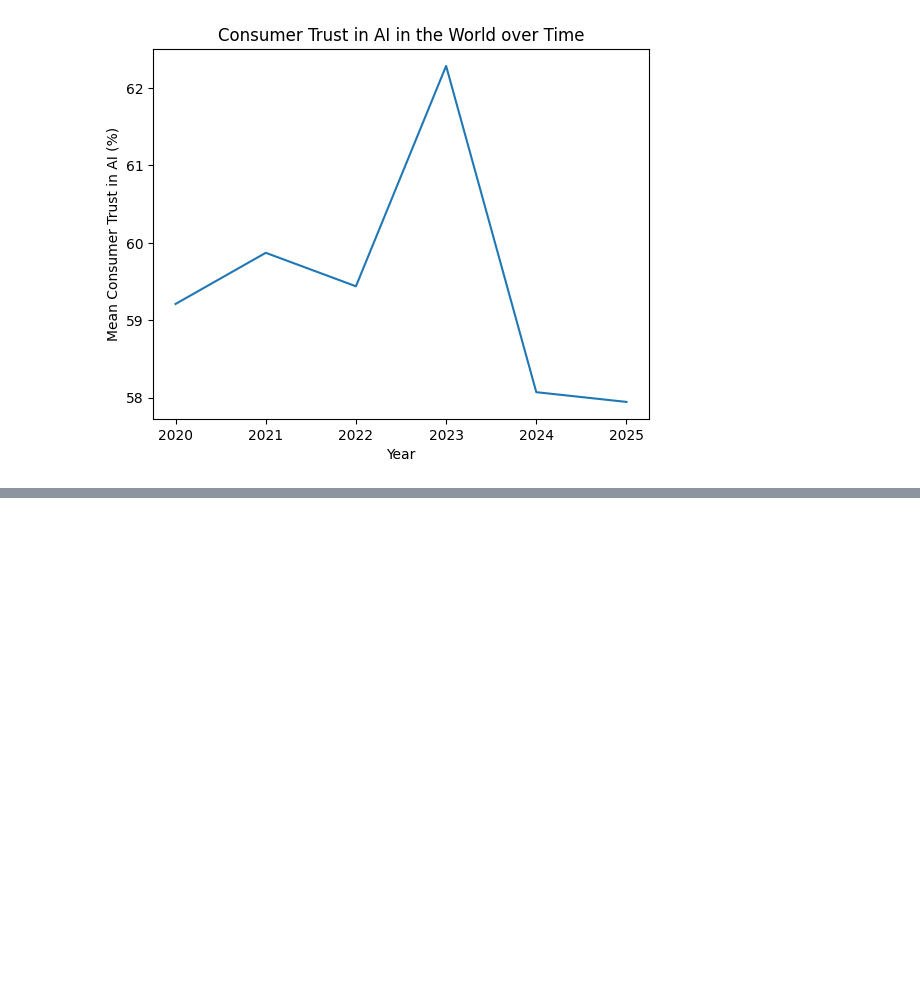
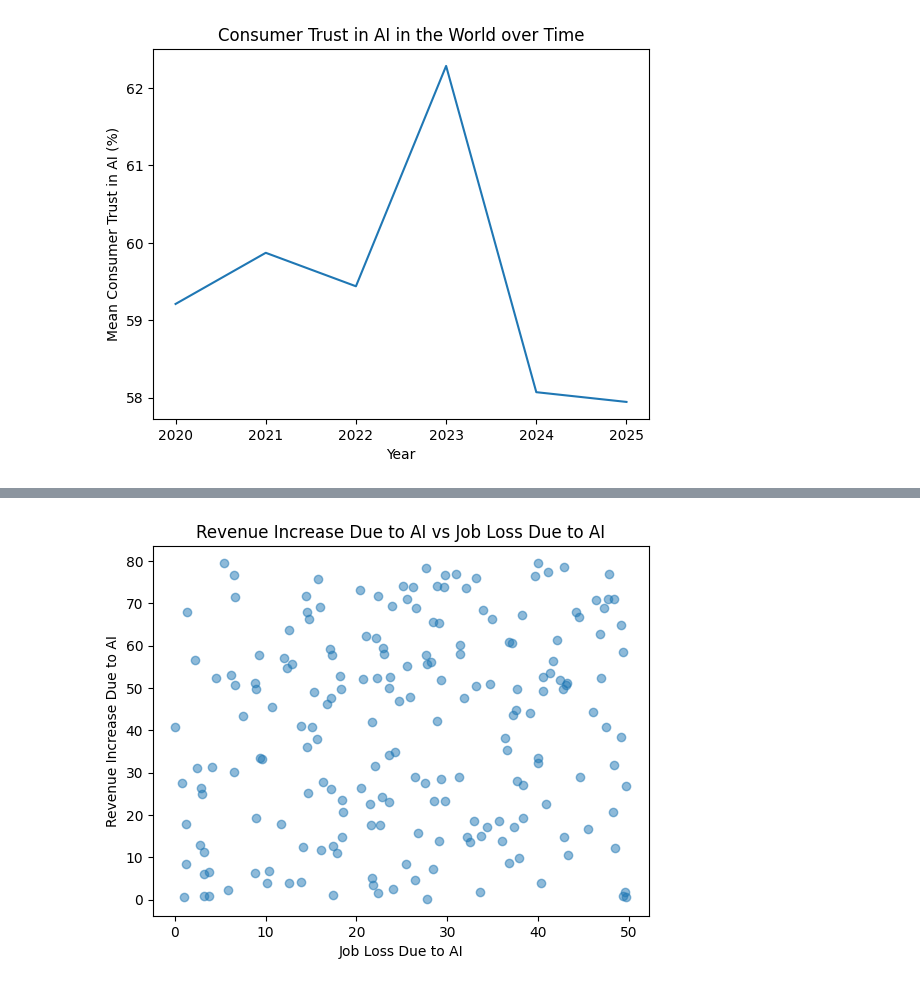
Before and after one commit to jigar-shroff/AiOnDigitalMediaResearch, a Jupyter notebook: AIOnDigitalMediaResearch.ipynb, the cells around one changed output, grey strips where cells are left out. Saved outputs shown, nothing was run; the diff lists cells and outputs as text; code cells hidden in the pictures; blank space fills up the shorter version.

```diff
--- a/AIOnDigitalMediaResearch.ipynb
+++ b/AIOnDigitalMediaResearch.ipynb
@@ -484,0 +596,9 @@ plt.show()
+# %%
+plt.scatter(aiFrame["Job Loss Due to AI"], aiFrame["Revenue Increase Due to AI"], alpha = 0.5)
+
+plt.title("Revenue Increase Due to AI vs Job Loss Due to AI")
+plt.xlabel("Job Loss Due to AI")
+plt.ylabel("Revenue Increase Due to AI")
+plt.show()
+# %% [output]
+[figure, added]
```
Also changed, not shown: parts of 35 cells of this notebook.
